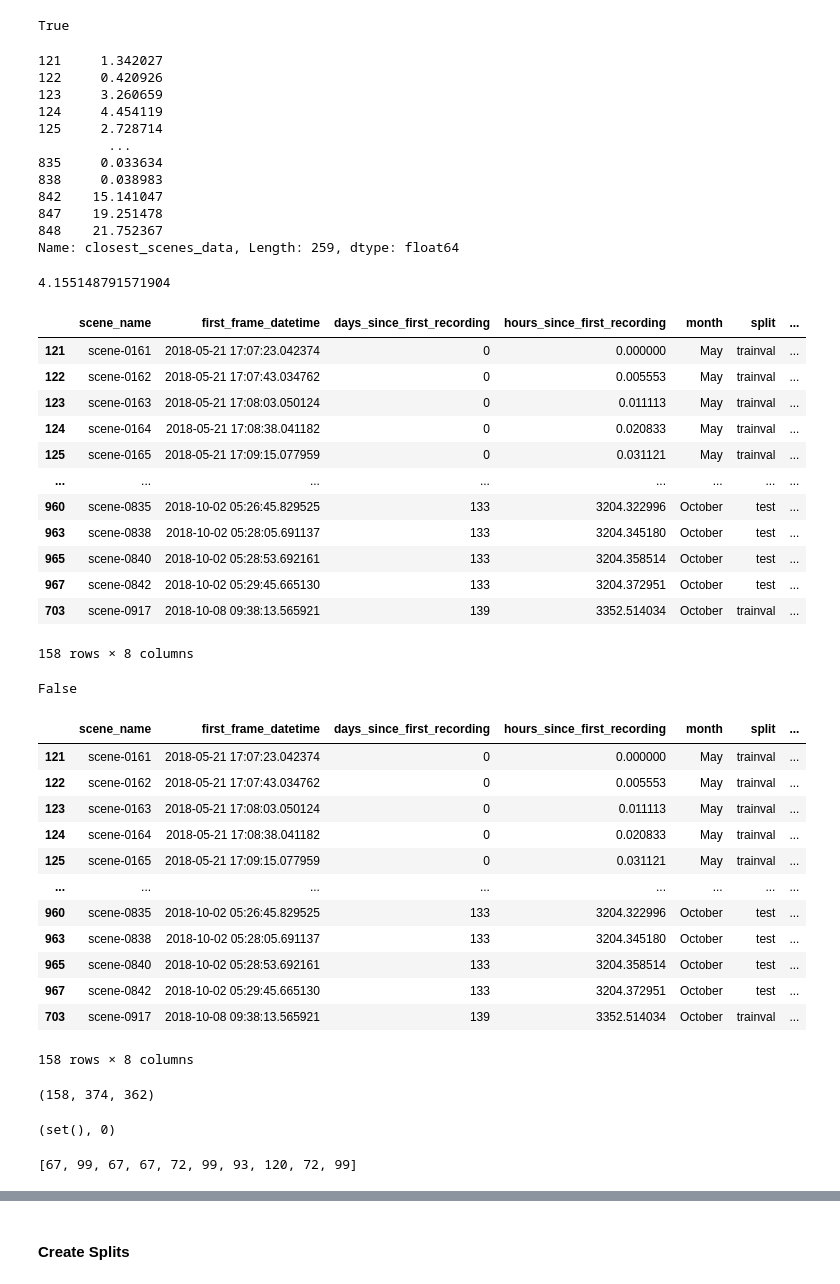
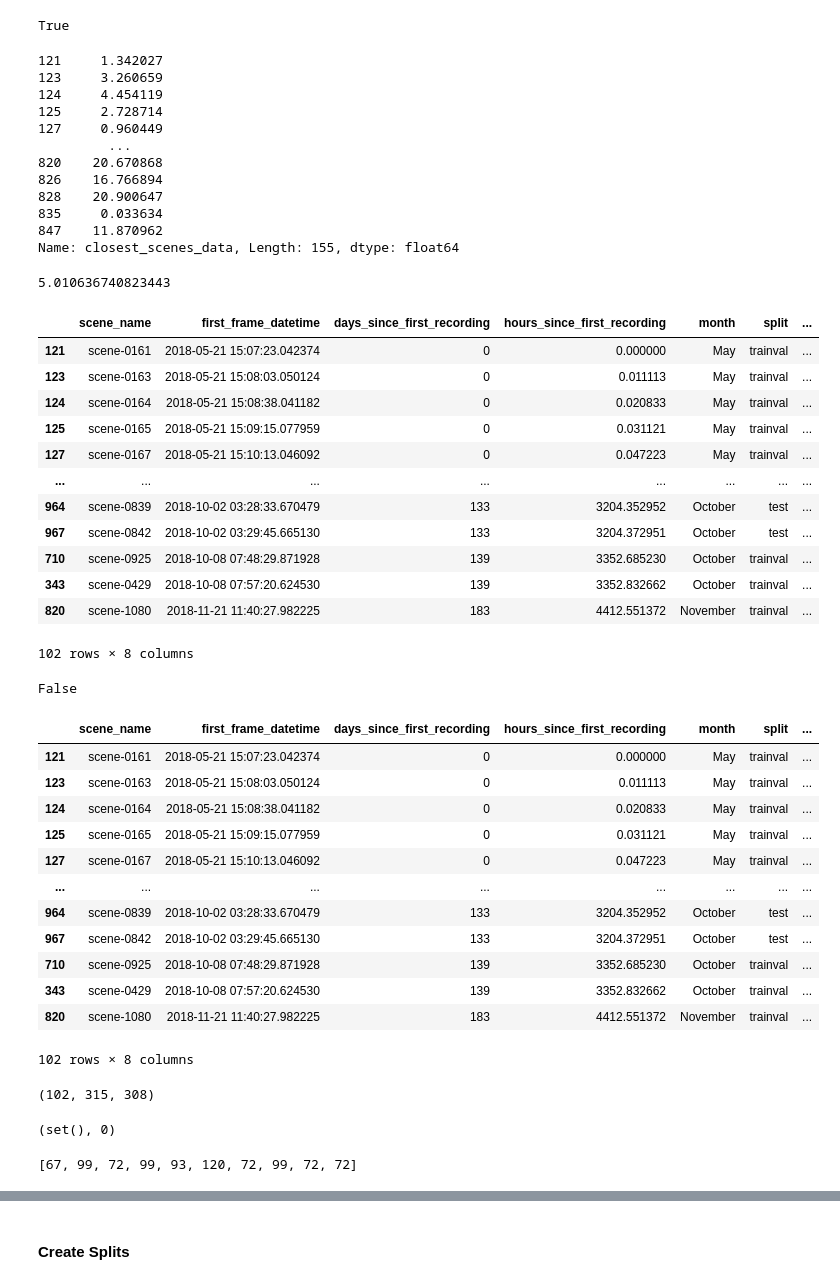
Before and after one commit to umairkhawaja/radar_auto_labeler, a Jupyter notebook: notebooks/generate_scene_correspondences.ipynb, the cells around one changed output, grey strips where cells are left out. Cells and saved outputs as stored; diff of their text form; code cells hidden in the pictures.

```diff
--- a/notebooks/generate_scene_correspondences.ipynb
+++ b/notebooks/generate_scene_correspondences.ipynb
@@ -1,6 +1,7 @@
 # %%
 from nuscenes.nuscenes import NuScenes
-data_dir = "/home/umair/workspace/datasets/nuscenes_radar/"
+# data_dir = "/home/umair/workspace/datasets/nuscenes_radar/"
+data_dir = "/shared/data/nuScenes/"
 sensors = ["RADAR_FRONT", "RADAR_FRONT_LEFT", "RADAR_FRONT_RIGHT", "RADAR_BACK_LEFT", "RADAR_BACK_RIGHT"]
 versions = {'trainval': 'v1.0-trainval', 'test': 'v1.0-test'}
 nuscenes_exp = {
@@ -198,7 +199,7 @@ import pandas as pd
 from scipy.spatial import KDTree
 from datetime import datetime, timedelta
 
-def find_closest_scenes(scene_df, nuscenes_exp, sensor_channel='RADAR_FRONT', num_closest=10, distance_threshold=5.0, min_match_percentage=0.1):
+def find_closest_scenes(scene_df, nuscenes_exp, sensor_channel='RADAR_FRONT', num_closest=50, distance_threshold=25.0, min_match_percentage=0.1):
     visited_scenes = set()
     scene_info = []
 
@@ -381,24 +382,24 @@ scene_distances = matched_scenes_df['closest_scenes_data'].apply(lambda x: min([
 scene_distances
 # %% [output]
 121     1.342027
-122     0.420926
 123     3.260659
 124     4.454119
 125     2.728714
+127     0.960449
          ...
+820    20.670868
+826    16.766894
+828    20.900647
 835     0.033634
-838     0.038983
-842    15.141047
-847    19.251478
-848    21.752367
-Name: closest_scenes_data, Length: 259, dtype: float64
+847    11.870962
+Name: closest_scenes_data, Length: 155, dtype: float64
 # %%
 scene_distances.median()
 # %% [output]
-4.155148791571904
+5.010636740823443
 # %%
 ## Filter based on the median scene distance
-def filter_matched_scenes(df, distance_thresh=15):
+def filter_matched_scenes(df, distance_thresh=25):
     new_df = pd.DataFrame([], columns=df.columns)
 
     for i, row in df.iterrows():
@@ -406,7 +407,7 @@ def filter_matched_scenes(df, distance_thresh=15):
         new_closest_scenes = []
         new_closest_scenes_data = {}
         for scene_name, data_dict in closest_scenes_data.items():
-            if (data_dict['mean_distance'] <= distance_thresh) & (data_dict['trajectory_similarity'] > 0.4) & (data_dict['days_passed'] >= 0) & (data_dict['hours_passed'] >= 0.5):
+            if (data_dict['mean_distance'] <= distance_thresh) & (data_dict['trajectory_similarity'] > 0.3) & (data_dict['days_passed'] >= 0) & (data_dict['hours_passed'] >= 0.25):
                 new_closest_scenes.append(scene_name)
                 new_closest_scenes_data[scene_name] = data_dict
         row['closest_scenes'] = new_closest_scenes
@@ -418,18 +419,18 @@ filtered_matched_scenes_df = filter_matched_scenes(matched_scenes_df)
 filtered_matched_scenes_df
 # %% [output]
 |  | scene_name | first_frame_datetime | days_since_first_recording | hours_since_first_recording | month | split | ... |
-| 121 | scene-0161 | 2018-05-21 17:07:23.042374 | 0 | 0.000000 | May | trainval | ... |
-| 122 | scene-0162 | 2018-05-21 17:07:43.034762 | 0 | 0.005553 | May | trainval | ... |
-| 123 | scene-0163 | 2018-05-21 17:08:03.050124 | 0 | 0.011113 | May | trainval | ... |
-| 124 | scene-0164 | 2018-05-21 17:08:38.041182 | 0 | 0.020833 | May | trainval | ... |
-| 125 | scene-0165 | 2018-05-21 17:09:15.077959 | 0 | 0.031121 | May | trainval | ... |
+| 121 | scene-0161 | 2018-05-21 15:07:23.042374 | 0 | 0.000000 | May | trainval | ... |
+| 123 | scene-0163 | 2018-05-21 15:08:03.050124 | 0 | 0.011113 | May | trainval | ... |
+| 124 | scene-0164 | 2018-05-21 15:08:38.041182 | 0 | 0.020833 | May | trainval | ... |
+| 125 | scene-0165 | 2018-05-21 15:09:15.077959 | 0 | 0.031121 | May | trainval | ... |
+| 127 | scene-0167 | 2018-05-21 15:10:13.046092 | 0 | 0.047223 | May | trainval | ... |
 | ... | ... | ... | ... | ... | ... | ... | ... |
-| 960 | scene-0835 | 2018-10-02 05:26:45.829525 | 133 | 3204.322996 | October | test | ... |
-| 963 | scene-0838 | 2018-10-02 05:28:05.691137 | 133 | 3204.345180 | October | test | ... |
-| 965 | scene-0840 | 2018-10-02 05:28:53.692161 | 133 | 3204.358514 | October | test | ... |
-| 967 | scene-0842 | 2018-10-02 05:29:45.665130 | 133 | 3204.372951 | October | test | ... |
-| 703 | scene-0917 | 2018-10-08 09:38:13.565921 | 139 | 3352.514034 | October | trainval | ... |
+| 964 | scene-0839 | 2018-10-02 03:28:33.670479 | 133 | 3204.352952 | October | test | ... |
+| 967 | scene-0842 | 2018-10-02 03:29:45.665130 | 133 | 3204.372951 | October | test | ... |
+| 710 | scene-0925 | 2018-10-08 07:48:29.871928 | 139 | 3352.685230 | October | trainval | ... |
+| 343 | scene-0429 | 2018-10-08 07:57:20.624530 | 139 | 3352.832662 | October | trainval | ... |
+| 820 | scene-1080 | 2018-11-21 11:40:27.982225 | 183 | 4412.551372 | November | trainval | ... |
-158 rows × 8 columns
+102 rows × 8 columns
 # %%
 target_scenes = filtered_matched_scenes_df['scene_name'].tolist()
 matched_scenes = filtered_matched_scenes_df['closest_scenes'].tolist()
@@ -442,20 +443,21 @@ filtered_matched_scenes_df.to_pickle("sps_ortsim_nuscenes_df.pkl")
 # %%
-sps_df = pd.read_pickle("sps_ortsim_nuscenes_df.pkl")
+# sps_df = pd.read_pickle("sps_ortsim_nuscenes_df.pkl")
+sps_df = filtered_matched_scenes_df
 sps_df
 # %% [output]
 |  | scene_name | first_frame_datetime | days_since_first_recording | hours_since_first_recording | month | split | ... |
-| 121 | scene-0161 | 2018-05-21 17:07:23.042374 | 0 | 0.000000 | May | trainval | ... |
-| 122 | scene-0162 | 2018-05-21 17:07:43.034762 | 0 | 0.005553 | May | trainval | ... |
-| 123 | scene-0163 | 2018-05-21 17:08:03.050124 | 0 | 0.011113 | May | trainval | ... |
-| 124 | scene-0164 | 2018-05-21 17:08:38.041182 | 0 | 0.020833 | May | trainval | ... |
-| 125 | scene-0165 | 2018-05-21 17:09:15.077959 | 0 | 0.031121 | May | trainval | ... |
+| 121 | scene-0161 | 2018-05-21 15:07:23.042374 | 0 | 0.000000 | May | trainval | ... |
+| 123 | scene-0163 | 2018-05-21 15:08:03.050124 | 0 | 0.011113 | May | trainval | ... |
+| 124 | scene-0164 | 2018-05-21 15:08:38.041182 | 0 | 0.020833 | May | trainval | ... |
+| 125 | scene-0165 | 2018-05-21 15:09:15.077959 | 0 | 0.031121 | May | trainval | ... |
+| 127 | scene-0167 | 2018-05-21 15:10:13.046092 | 0 | 0.047223 | May | trainval | ... |
 | ... | ... | ... | ... | ... | ... | ... | ... |
-| 960 | scene-0835 | 2018-10-02 05:26:45.829525 | 133 | 3204.322996 | October | test | ... |
-| 963 | scene-0838 | 2018-10-02 05:28:05.691137 | 133 | 3204.345180 | October | test | ... |
-| 965 | scene-0840 | 2018-10-02 05:28:53.692161 | 133 | 3204.358514 | October | test | ... |
-| 967 | scene-0842 | 2018-10-02 05:29:45.665130 | 133 | 3204.372951 | October | test | ... |
-| 703 | scene-0917 | 2018-10-08 09:38:13.565921 | 139 | 3352.514034 | October | trainval | ... |
+| 964 | scene-0839 | 2018-10-02 03:28:33.670479 | 133 | 3204.352952 | October | test | ... |
+| 967 | scene-0842 | 2018-10-02 03:29:45.665130 | 133 | 3204.372951 | October | test | ... |
+| 710 | scene-0925 | 2018-10-08 07:48:29.871928 | 139 | 3352.685230 | October | trainval | ... |
+| 343 | scene-0429 | 2018-10-08 07:57:20.624530 | 139 | 3352.832662 | October | trainval | ... |
+| 820 | scene-1080 | 2018-11-21 11:40:27.982225 | 183 | 4412.551372 | November | trainval | ... |
-158 rows × 8 columns
+102 rows × 8 columns
 # %%
 unique_rows = sps_df.scene_name.unique().tolist()
 closest_scenes = []
@@ -463,7 +465,7 @@ closest_scenes = []
 unique_closest_scenes = np.unique(closest_scenes)
 len(unique_rows), len(closest_scenes), len(unique_closest_scenes)
 # %% [output]
-(158, 374, 362)
+(102, 315, 308)
 # %%
 duplication = set(unique_rows).intersection(set(closest_scenes))
 duplication, len(duplication)
@@ -476,7 +478,7 @@ assert(len(days_passed_dist) == len(closest_scenes))
 days_passed_dist = [d['days_passed'] for d in days_passed_dist]
 days_passed_dist[:10]
 # %% [output]
-[67, 99, 67, 67, 72, 99, 93, 120, 72, 99]
+[67, 99, 72, 99, 93, 120, 72, 99, 72, 72]
 # %%
 plt.figure(figsize=(12, 6))
 plt.hist(days_passed_dist, bins=30, color='skyblue', edgecolor='black')
```
Also changed, not shown: parts of 15 cells of this notebook, 3 other files.
